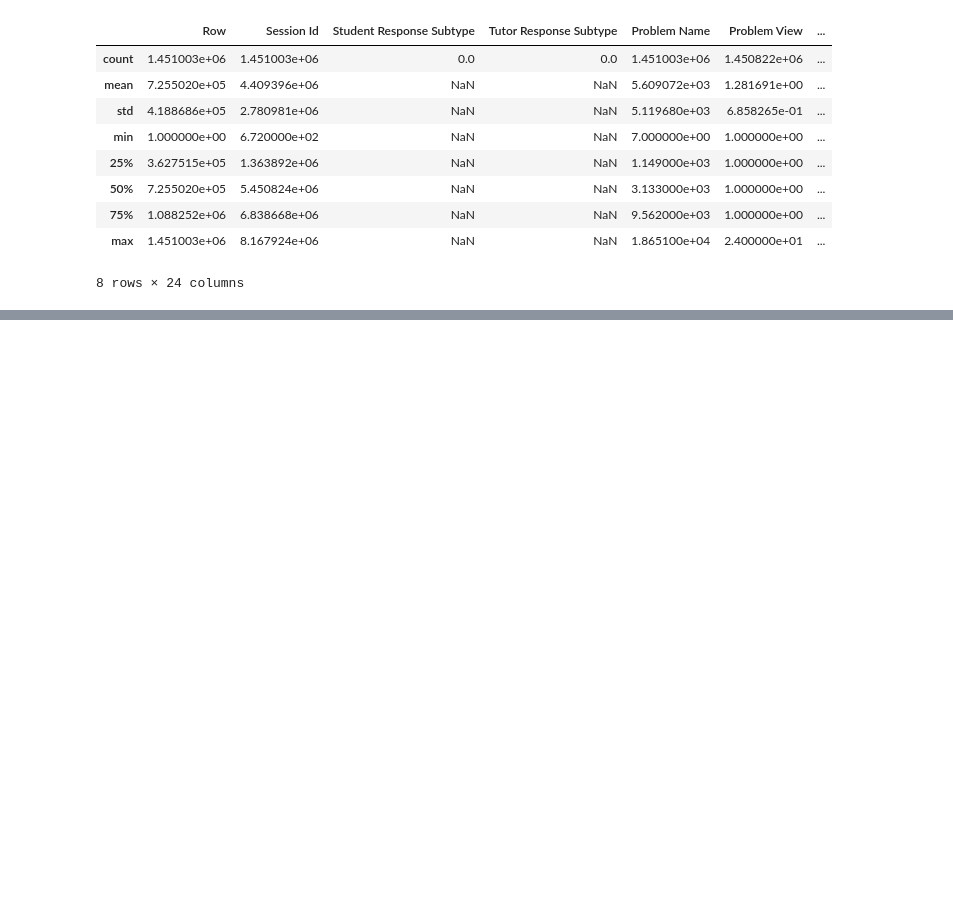
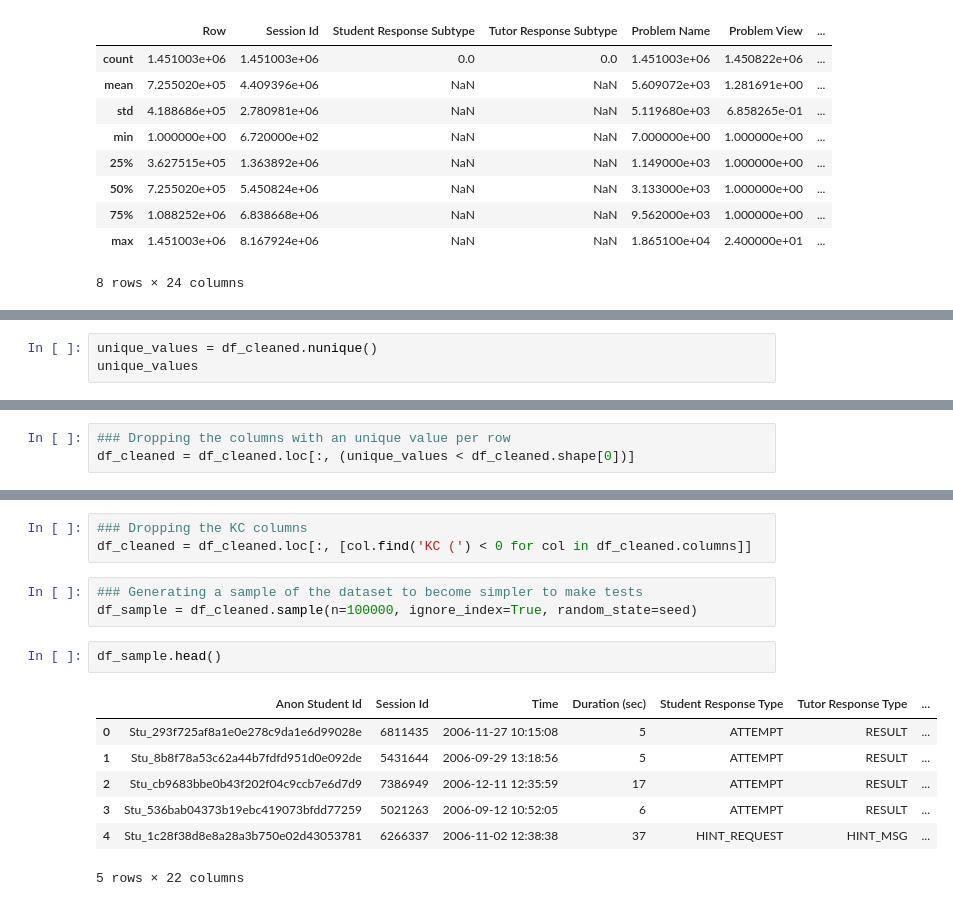
Before and after one commit to boa50/intelligent-tutoring-analysis, a Jupyter notebook: Analysis.ipynb, the cells around one changed output, grey strips where cells are left out. Cells and saved outputs as stored; diff of their text form; blank space fills up the shorter version.

Commit message:
Cleaned the dataset a bit

```diff
--- a/Analysis.ipynb
+++ b/Analysis.ipynb
@@ -74,0 +81,3 @@ dtype: int64
+# %%
+unique_values = df_cleaned.nunique()
+unique_values
@@ -74,0 +102,3 @@ dtype: int64
+# %%
+### Dropping the columns with an unique value per row
+df_cleaned = df_cleaned.loc[:, (unique_values < df_cleaned.shape[0])]
@@ -74,0 +126,16 @@ dtype: int64
+# %%
+### Dropping the KC columns
+df_cleaned = df_cleaned.loc[:, [col.find('KC (') < 0 for col in df_cleaned.columns]]
+# %%
+### Generating a sample of the dataset to become simpler to make tests
+df_sample = df_cleaned.sample(n=100000, ignore_index=True, random_state=seed)
+# %%
+df_sample.head()
+# %% [output]
+|  | Anon Student Id | Session Id | Time | Duration (sec) | Student Response Type | Tutor Response Type | ... |
+| 0 | Stu_293f725af8a1e0e278c9da1e6d99028e | 6811435 | 2006-11-27 10:15:08 | 5 | ATTEMPT | RESULT | ... |
+| 1 | Stu_8b8f78a53c62a44b7fdfd951d0e092de | 5431644 | 2006-09-29 13:18:56 | 5 | ATTEMPT | RESULT | ... |
+| 2 | Stu_cb9683bbe0b43f202f04c9ccb7e6d7d9 | 7386949 | 2006-12-11 12:35:59 | 17 | ATTEMPT | RESULT | ... |
+| 3 | Stu_536bab04373b19ebc419073bfdd77259 | 5021263 | 2006-09-12 10:52:05 | 6 | ATTEMPT | RESULT | ... |
+| 4 | Stu_1c28f38d8e8a28a3b750e02d43053781 | 6266337 | 2006-11-02 12:38:38 | 37 | HINT_REQUEST | HINT_MSG | ... |
+5 rows × 22 columns
```
Also changed, not shown: parts of 8 cells of this notebook.
